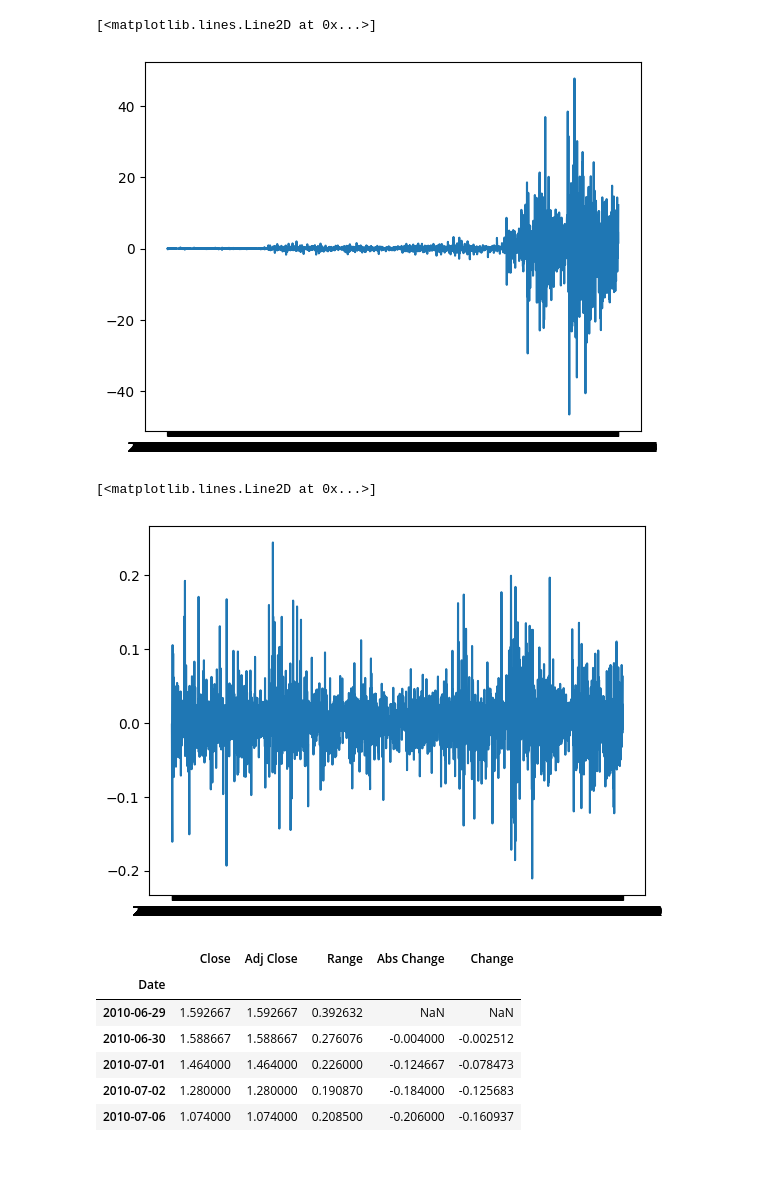
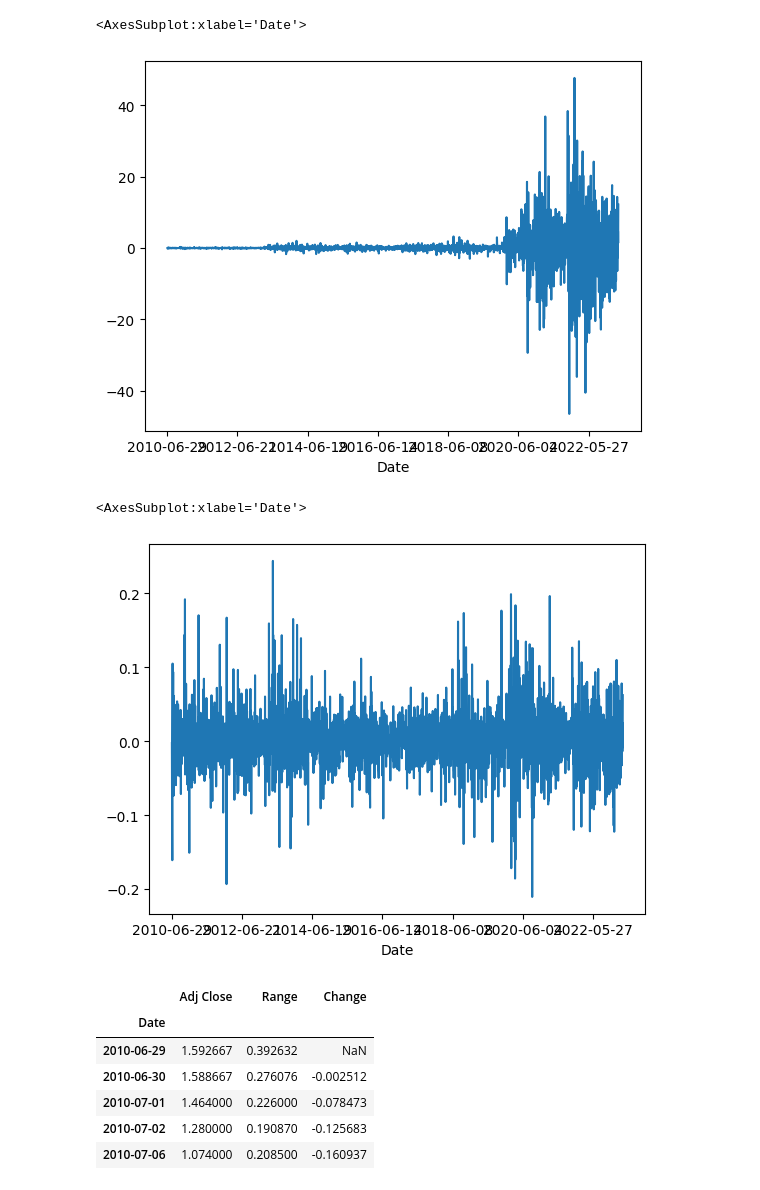
Before and after one commit to jrkosinski/articles, a Jupyter notebook: lstm-preprocessing/2_detrend.ipynb, the cells around one changed output. Drawn from its saved outputs; the diff is of its cells as text; code cells hidden in the pictures; blank space fills up the shorter version.

```diff
--- a/lstm-preprocessing/2_detrend.ipynb
+++ b/lstm-preprocessing/2_detrend.ipynb
@@ -8,10 +8,13 @@ import random
 from matplotlib import pyplot as plt
 from sklearn.preprocessing import MinMaxScaler
 # %%
-df = pd.read_csv("TSLA-d.csv", index_col=0)
+#PREPROCESSING
+df = pd.read_csv("data/TSLA-d.csv", index_col=0)
 df.pop("Volume")
+df.pop("Close")
 df["Range"] = (df["High"] - df["Low"]) / df["Open"]
 df.pop("Open")
 df.pop("High")
 df.pop("Low")
+df.head()
 # %% [output]
@@ -48,42 +54,48 @@ df['Abs Change'] = df["Adj Close"].diff()
 # %%
-# PLOT ABSOLUTE DIFFERENCE
+'''
+II.A.1: Problem with Absolute Change
 
-'''
-But the problem is evident when we plot this over time. We can see that as the price rose over the years, the
+But the main problem is evident when we plot this over time. We can see that as the price rose over the years, the
 average daily change also increased, naturally. This is not ideal data to feed into a model, because
 (as you can see) earlier values will be de-emphasized to the point of nearly being ignored, whereas later
 data points will be overemphasized in relation. Since we would like the model to be able to glean meaningful
-data from the entire dataset, this is less than ideal.
+data from the entire dataset, this is less than ideal. The plot below shows data that is likely to be
+difficult for a model to extract generalizations from.
 '''
-plt.plot(df['Abs Change'])
+df['Abs Change'].plot()
 # %% [output]
-[<matplotlib.lines.Line2D at 0x...>]
+<AxesSubplot:xlabel='Date'>
-[figure, old version]
+[figure, new version]
 # %%
-# CALCULATE PCT CHANGE
 '''
-Instead, the percentage change is what we want. It's less likely to have a trend, and we can see this visually
+II.B: Percentage Change
+
+Instead, the percentage change is what we want. It's less likely to be skewed or trended, and we can see this visually
 by plotting.
 '''
+#first remove Abs Change, as we don't need it
+df.pop("Abs Change")
+
 df['Change'] = df["Adj Close"].pct_change()
-plt.plot(df['Change'])
+df['Change'].plot()
 # %% [output]
-[<matplotlib.lines.Line2D at 0x...>]
+<AxesSubplot:xlabel='Date'>
-[figure, old version]
+[figure, new version]
 # %%
-# FIRST ROW HAS NAN
 '''
+II.B.1: NaN in first row
+
 Note that the very first value for the Pct Change column is a NaN. The reason is that to get this column, each
 value in the source column was compared to its previous timestep, and the first record has no previous to which
-to compare. We can fix this just by either removing
+to compare.
 '''
 df.head()
 # %% [output]
-|  | Close | Adj Close | Range | Abs Change | Change |
-| Date |  |  |  |  |  |
-| 2010-06-29 | 1.592667 | 1.592667 | 0.392632 | NaN | NaN |
-| 2010-06-30 | 1.588667 | 1.588667 | 0.276076 | -0.004000 | -0.002512 |
-| 2010-07-01 | 1.464000 | 1.464000 | 0.226000 | -0.124667 | -0.078473 |
-| 2010-07-02 | 1.280000 | 1.280000 | 0.190870 | -0.184000 | -0.125683 |
-| 2010-07-06 | 1.074000 | 1.074000 | 0.208500 | -0.206000 | -0.160937 |
+|  | Adj Close | Range | Change |
+| Date |  |  |  |
+| 2010-06-29 | 1.592667 | 0.392632 | NaN |
+| 2010-06-30 | 1.588667 | 0.276076 | -0.002512 |
+| 2010-07-01 | 1.464000 | 0.226000 | -0.078473 |
+| 2010-07-02 | 1.280000 | 0.190870 | -0.125683 |
+| 2010-07-06 | 1.074000 | 0.208500 | -0.160937 |
 # %%
```
Also changed, not shown: parts of 6 cells of this notebook, 5 other files.
